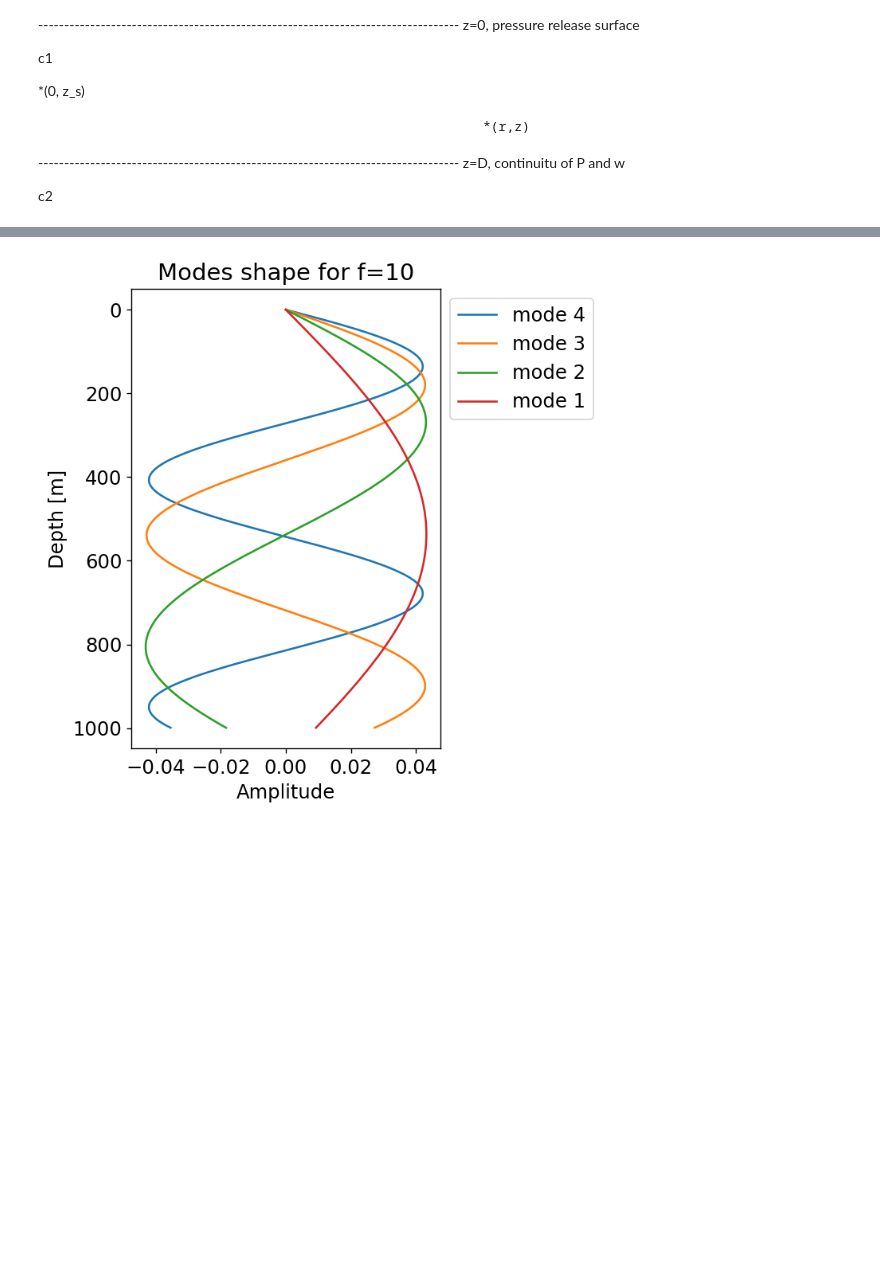
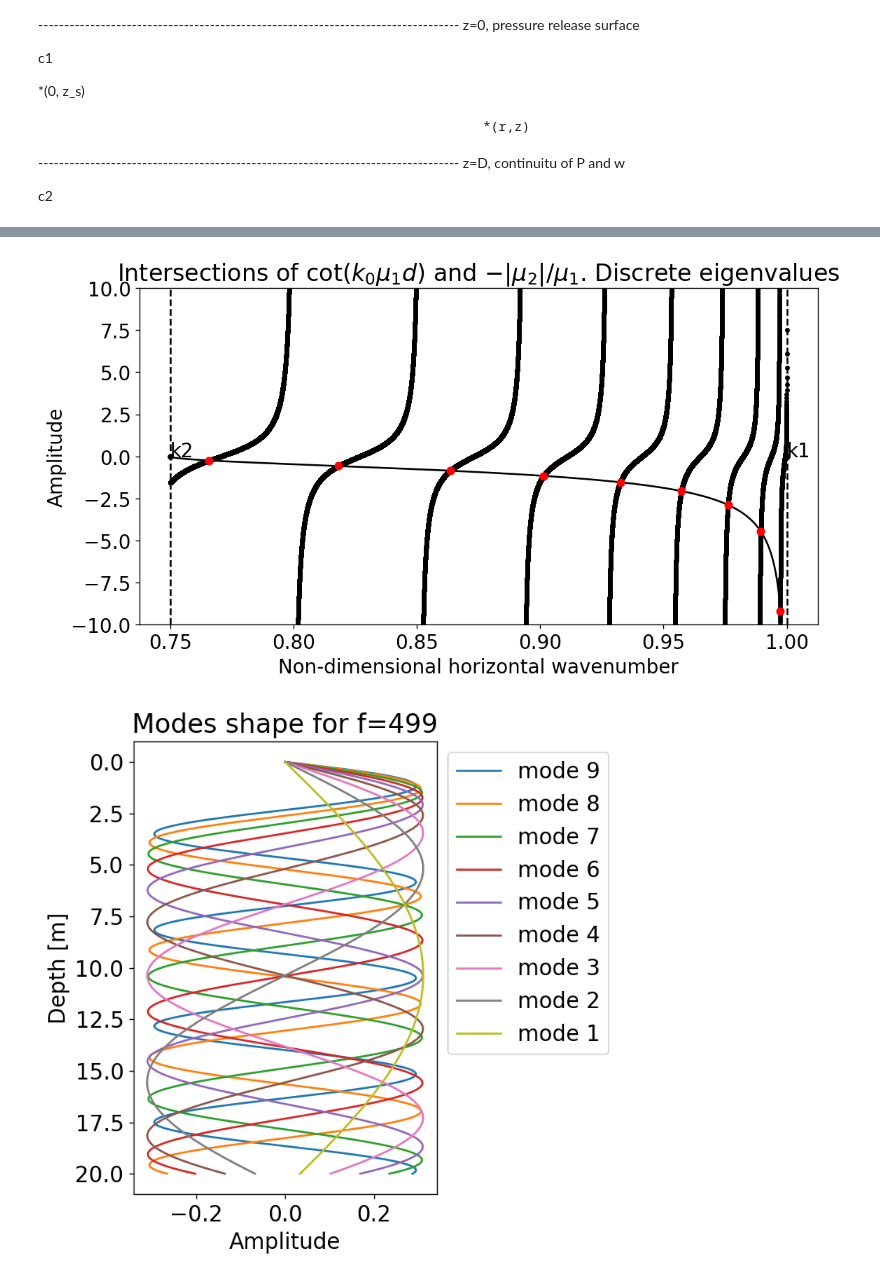
Before and after one commit to Gilaverbuch/pypekeris, a Jupyter notebook: Pekeris Solver.ipynb, the cells around one changed output, grey strips where cells are left out. Drawn from its saved outputs; the diff is of its cells as text; code cells hidden in the pictures; blank space fills up the shorter version.

Commit message:
changed default parameters

```diff
--- a/Pekeris Solver.ipynb
+++ b/Pekeris Solver.ipynb
@@ -54,7 +54,7 @@ c1
 
 c2
 # %%
-P = pekeris(f=5, nq=1e4, r=1e4)
+P = pekeris()
 P._calc_parameters()
 # P._print_parameters()
 # %%
@@ -64,5 +64,9 @@ P._plot_discrete_modes()
 # %%
-P.freq = 10
+P.dz=0.0001
+P.nq = 1e5
+P._calc_parameters()
+P._plot_discrete_modes()
 P._plot_modes_shape()
 # %% [output]
-[figure, old version]
+[figure, new version]
+[figure, added]
```
Also changed, not shown: parts of 16 cells of this notebook, 2 other files.
